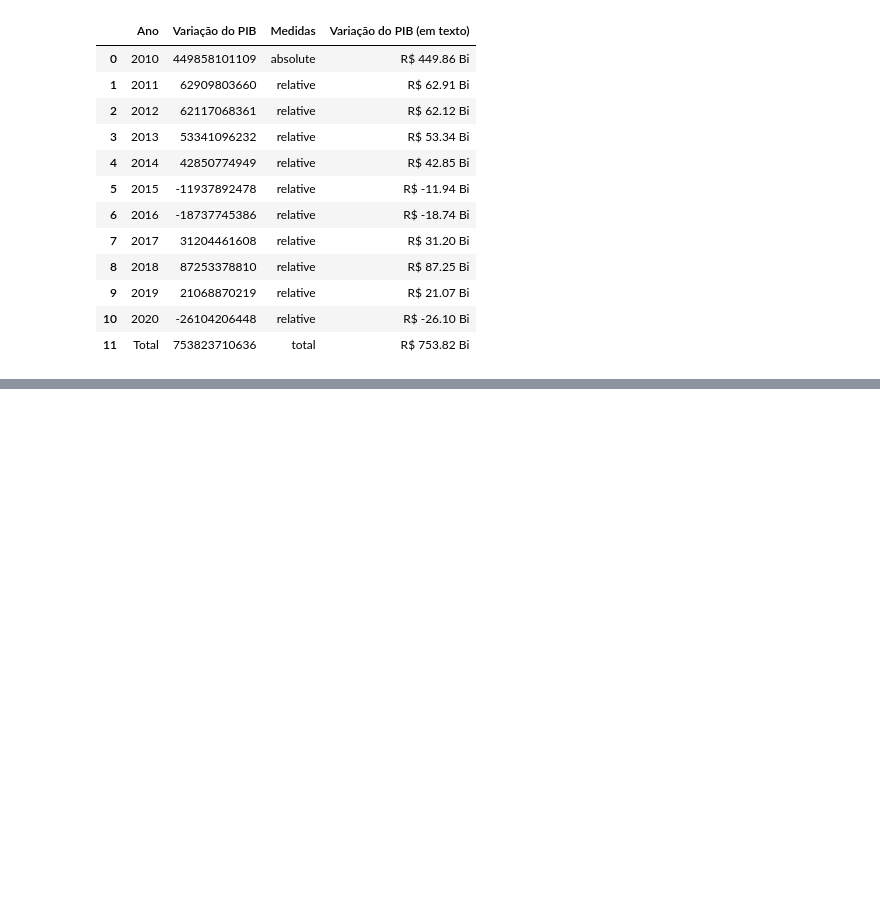
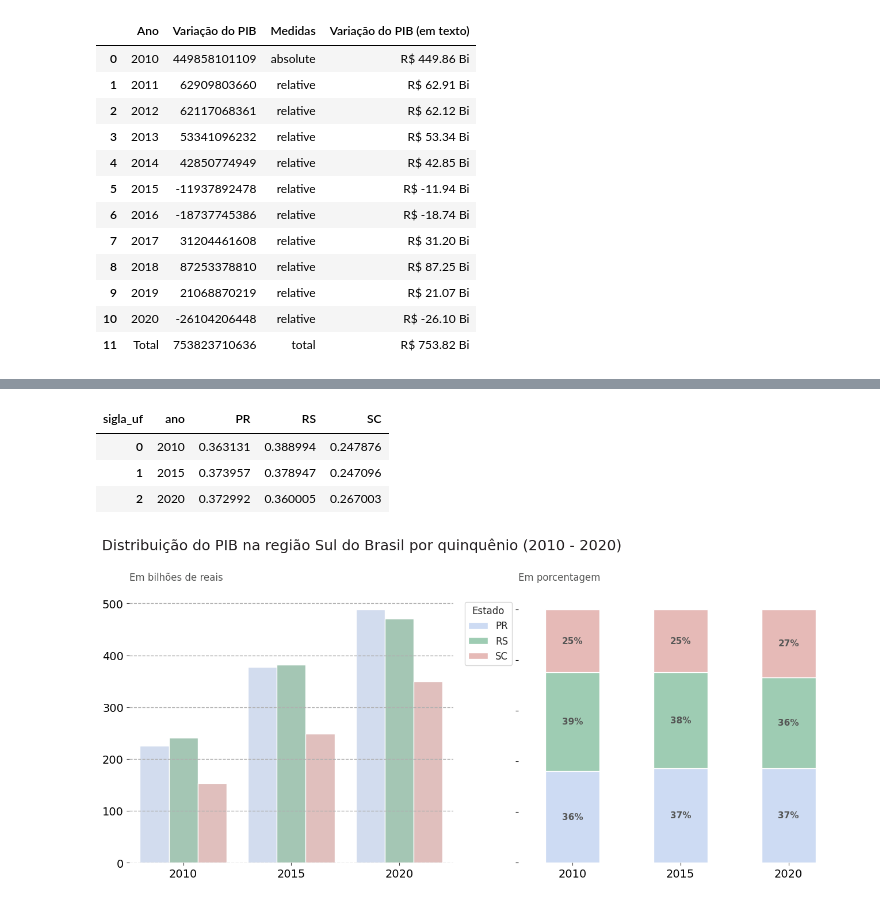
Before and after one commit to gabrieldorte/analise_data_pib_brasil, a Jupyter notebook: Projeto_PIB_Brasil.ipynb, the cells around one changed output, grey strips where cells are left out. Cells and saved outputs as stored; diff of their text form; code cells hidden in the pictures; blank space fills up the shorter version.

```diff
--- a/Projeto_PIB_Brasil.ipynb
+++ b/Projeto_PIB_Brasil.ipynb
@@ -232,3 +232,58 @@ fig.add_annotation(text="", axref = 'x', ayref='y', x=10, y=710e9, ax=8.5, ay=53
 fig.show()
 # %% [output]
 [interactive output not drawn]
+# %%
+#DADOS PARA COMPARAR DADOS DOS ULTIMOS QUINQUÊNIOS DE MAIS DE UM ESTADO
+anos = [x for x in range(2010, 2021, 5)]
+pib_sul = df_pib.query("regiao == 'Sul' and ano == @anos")[["ano", "sigla_uf", "pib"]]
+pib_sul["pib"] = (pib_sul["pib"] / 1e9).round(2)
+pib_sul = pib_sul.reset_index(drop=True)
+pib_sul_cross = pd.crosstab(index = pib_sul.ano, columns = pib_sul.sigla_uf,
+                            values = pib_sul.pib, aggfunc = 'sum', normalize = 'index')
+pib_sul_cross = pib_sul_cross.reset_index()
+pib_sul_cross
+# %% [output]
+| sigla_uf | ano | PR | RS | SC |
+| 0 | 2010 | 0.363131 | 0.388994 | 0.247876 |
+| 1 | 2015 | 0.373957 | 0.378947 | 0.247096 |
+| 2 | 2020 | 0.372992 | 0.360005 | 0.267003 |
+# %%
+#CODIGO DO GRÁFICO PARA VISUALIZAÇÃO
+fig, axs = plt.subplots(1, 2, figsize=(16,6))
+sns.set_theme(style="white")
+cores = [AZUL6, VERDE3, VERMELHO2]
+fig.suptitle("Distribuição do PIB na região Sul do Brasil por quinquênio (2010 - 2020)",
+             fontsize=18, color=CINZA1, ha = 'right', x = 0.66, y = 1.05)
+sns.barplot(data = pib_sul, x = 'ano', y = 'pib', hue = 'sigla_uf', hue_order = ['PR', 'RS', 'SC'],
+            ax = axs[0], palette = cores)
+axs[0].set_title('Em bilhões de reais\n', color = CINZA3, loc = "left")
+axs[0].set_xlabel('')
+axs[0].set_ylabel('')
+axs[0].xaxis.set_tick_params(labelsize=14, color = CINZA2)
+axs[0].yaxis.set_tick_params(labelsize=14, color = CINZA2)
+axs[0].set_frame_on(False)
+axs[0].legend().remove()
+axs[0].yaxis.grid(linestyle='--', linewidth=1)
+
+#######################################
+
+pib_sul_cross.plot(kind = 'bar', x = 'ano', stacked = True, color = cores, ax = axs[1])
+
+axs[1].set_title('Em porcentagem\n', color = CINZA3, loc = "left")
+axs[1].set_xlabel('')
+axs[1].set_ylabel('')
+axs[1].set_yticklabels([])
+axs[1].xaxis.set_tick_params(labelsize=14, color = CINZA2, labelrotation = 0)
+axs[1].set_frame_on(False)
+
+
+axs[1].legend(bbox_to_anchor=(-0.005, 1), title='Estado', title_fontsize  = 12, fontsize = 12)
+for container in axs[1].containers:
+    labels = [f'{valor.get_height()*100:.0f}%' for valor in container]
+    axs[1].bar_label(container, label_type='center', labels = labels, size = 11, color = CINZA3, fontweight = "bold")
+
+#######################################
+
+plt.show()
+# %% [output]
+[figure, added]
```
